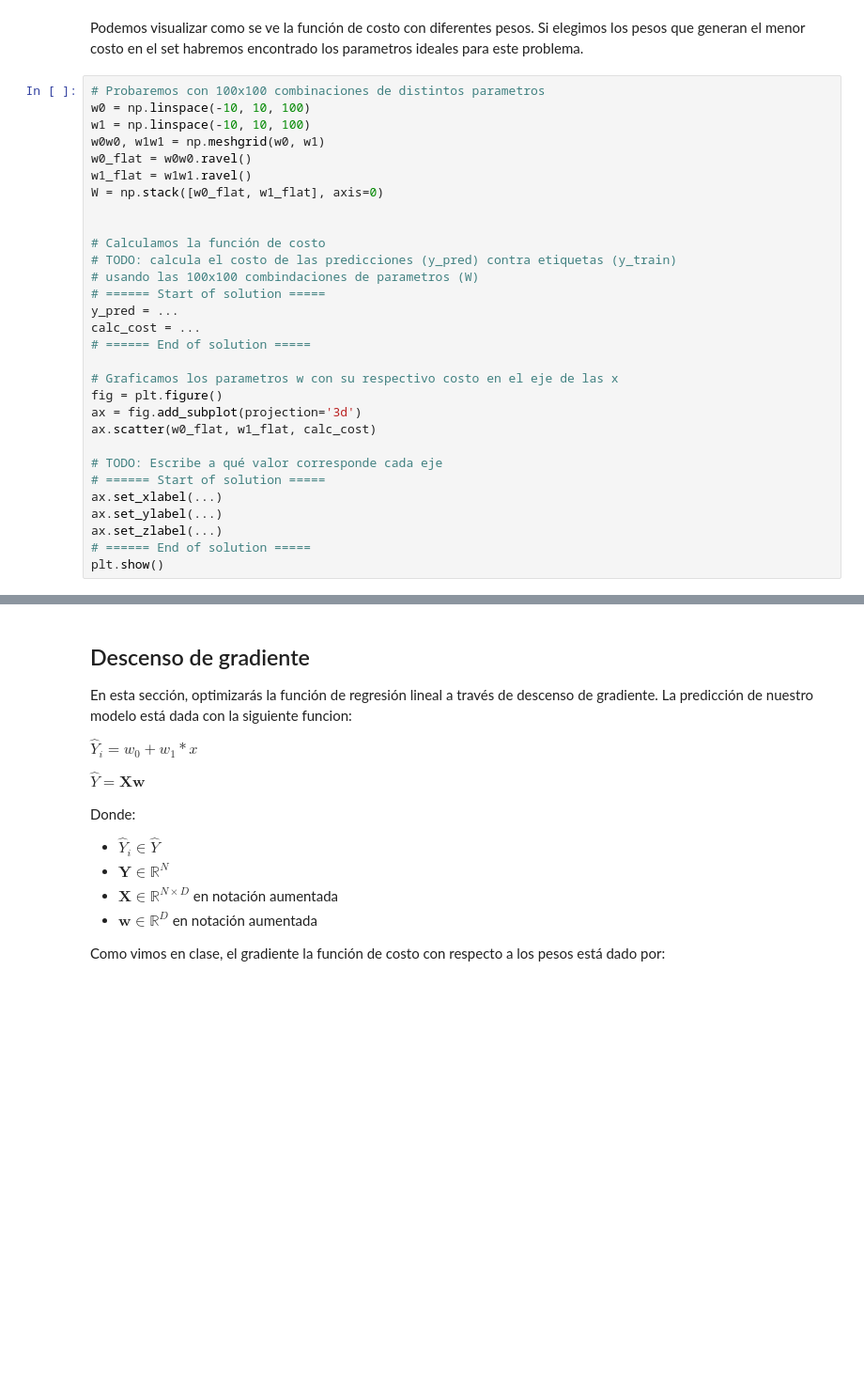
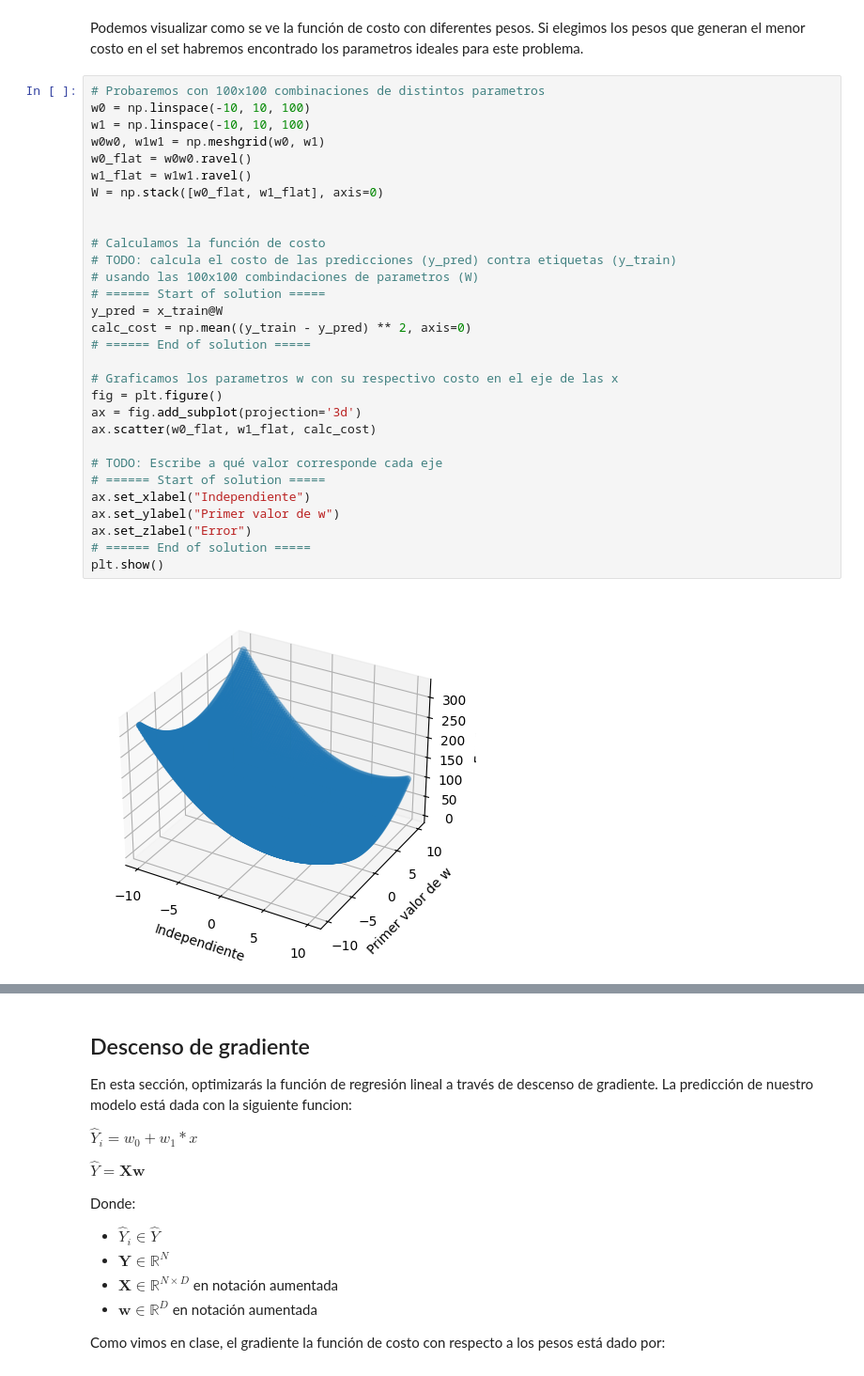
Before and after one commit to JessicaBorja/ml25, a Jupyter notebook: src/ml25/E03_linear_reg/gradient_descent.ipynb, the cells around one changed output, grey strips where cells are left out. Shown at 94% size. Cells and saved outputs as stored; diff of their text form; blank space fills up the shorter version.

```diff
--- a/src/ml25/E03_linear_reg/gradient_descent.ipynb
+++ b/src/ml25/E03_linear_reg/gradient_descent.ipynb
@@ -68,33 +74,35 @@ Si elegimos los pesos que generan el menor costo en el set habremos encontrado l
 # %%
 # Probaremos con 100x100 combinaciones de distintos parametros
 w0 = np.linspace(-10, 10, 100)
 w1 = np.linspace(-10, 10, 100)
 w0w0, w1w1 = np.meshgrid(w0, w1)
 w0_flat = w0w0.ravel()
 w1_flat = w1w1.ravel()
 W = np.stack([w0_flat, w1_flat], axis=0)
 
 
 # Calculamos la función de costo
 # TODO: calcula el costo de las predicciones (y_pred) contra etiquetas (y_train)
 # usando las 100x100 combindaciones de parametros (W)
 # ====== Start of solution =====
-y_pred = ...
-calc_cost = ...
+y_pred = x_train@W
+calc_cost = np.mean((y_train - y_pred) ** 2, axis=0)
 # ====== End of solution =====
 
 # Graficamos los parametros w con su respectivo costo en el eje de las x
 fig = plt.figure()
 ax = fig.add_subplot(projection='3d')
 ax.scatter(w0_flat, w1_flat, calc_cost)
 
 # TODO: Escribe a qué valor corresponde cada eje
 # ====== Start of solution =====
-ax.set_xlabel(...)
-ax.set_ylabel(...)
-ax.set_zlabel(...)
+ax.set_xlabel("Independiente")
+ax.set_ylabel("Primer valor de w")
+ax.set_zlabel("Error")
 # ====== End of solution =====
 plt.show()
+# %% [output]
+[figure, added]
 # %%
 # Podemos encontrar la combinación de pesos que minimizan el costo
 # Y de esta manera encontrar los pesos ideales
```
Also changed, not shown: parts of 7 cells of this notebook, 1 other file.
